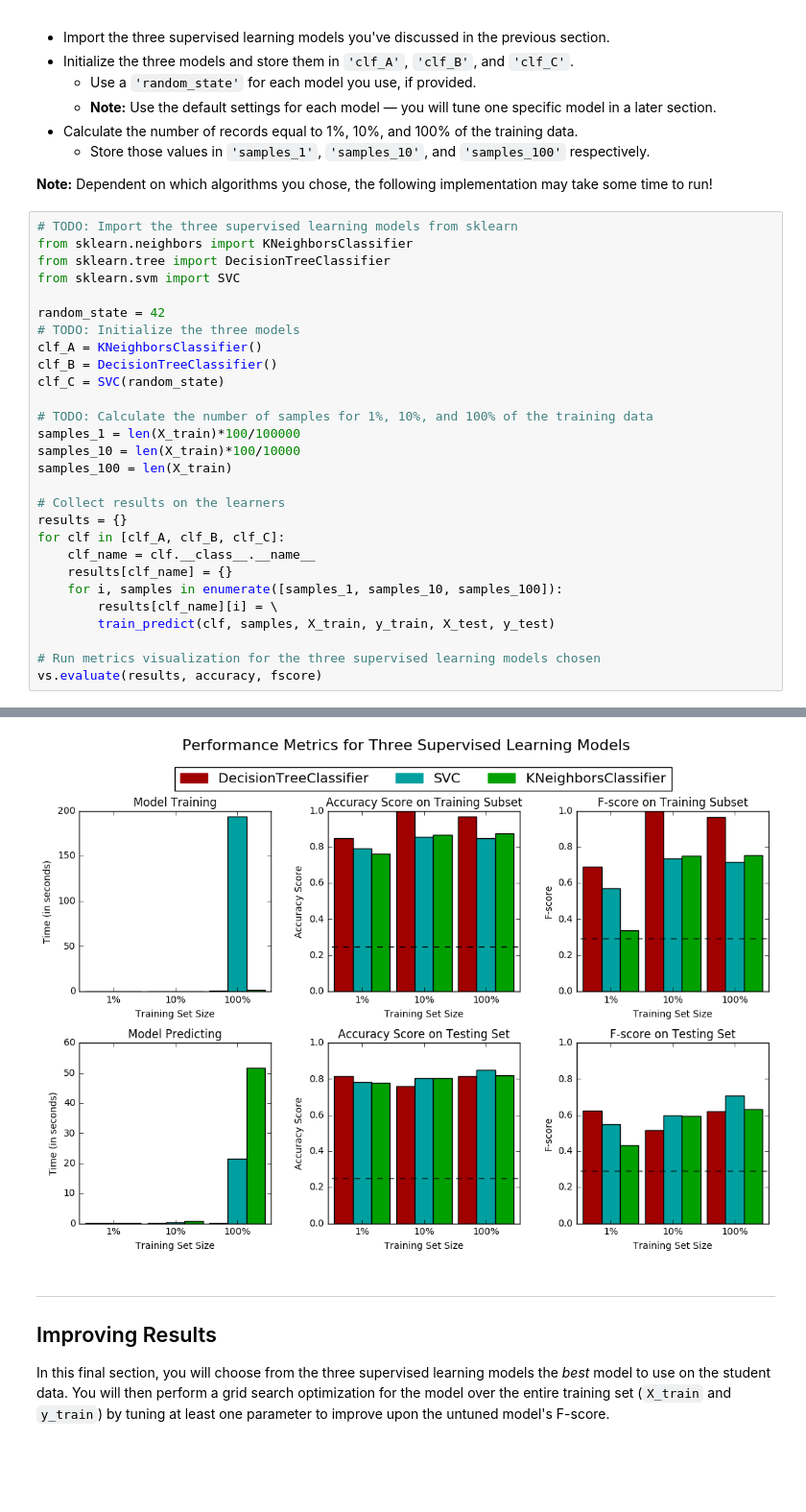
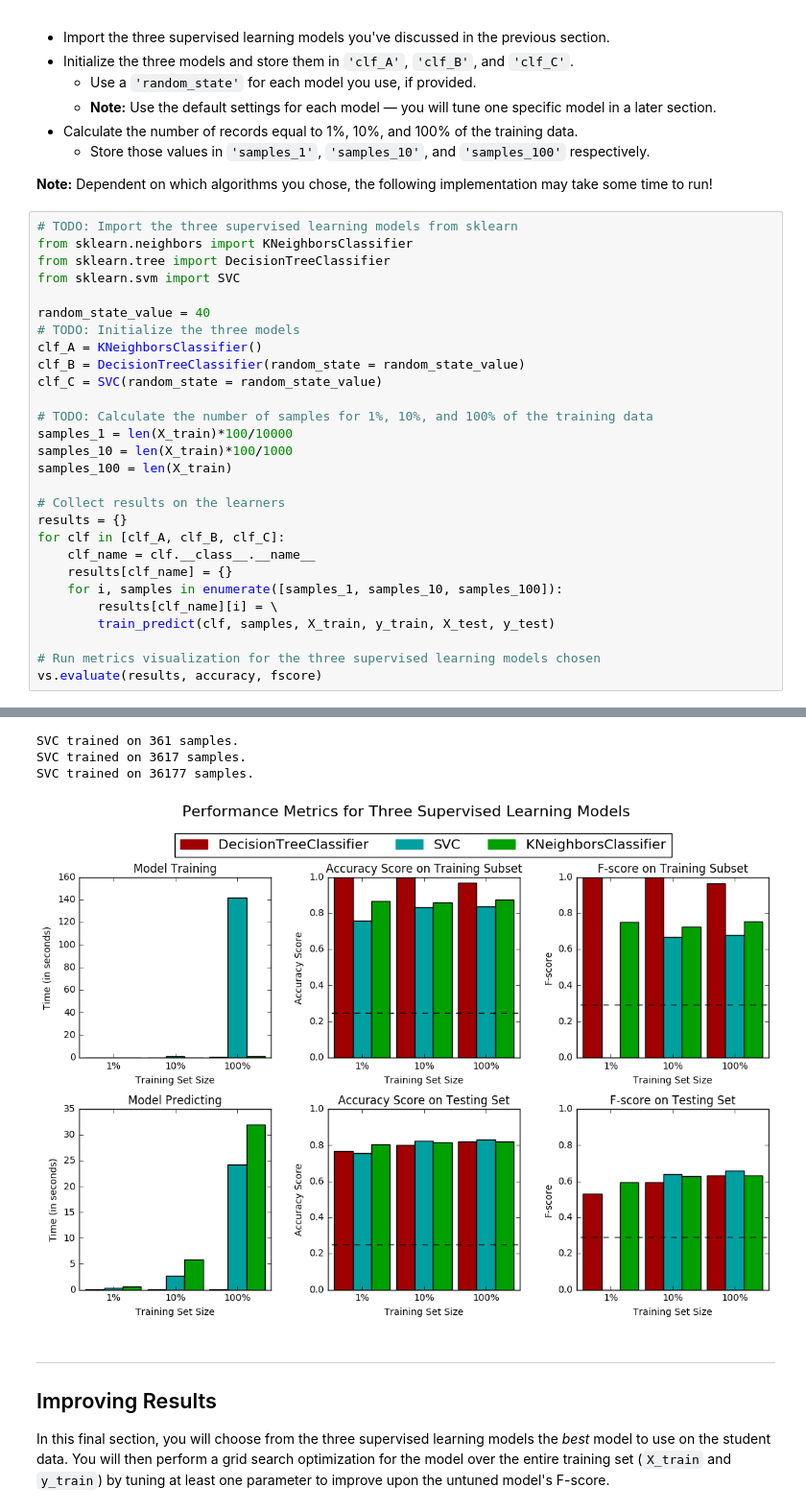
Before and after one commit to rabenimmermehr/Udacity_ML_Nanodegree, a Jupyter notebook: projects/finding_donors/finding_donors.ipynb, the cells around one changed output, grey strips where cells are left out. Shown at 96% size. Cells and saved outputs as stored; diff of their text form; blank space fills up the shorter version.

```diff
--- a/projects/finding_donors/finding_donors.ipynb
+++ b/projects/finding_donors/finding_donors.ipynb
@@ -323,15 +323,15 @@ from sklearn.neighbors import KNeighborsClassifier
 from sklearn.tree import DecisionTreeClassifier
 from sklearn.svm import SVC
 
-random_state = 42
+random_state_value = 40
 # TODO: Initialize the three models
 clf_A = KNeighborsClassifier()
-clf_B = DecisionTreeClassifier()
-clf_C = SVC(random_state)
+clf_B = DecisionTreeClassifier(random_state = random_state_value)
+clf_C = SVC(random_state = random_state_value)
 
 # TODO: Calculate the number of samples for 1%, 10%, and 100% of the training data
-samples_1 = len(X_train)*100/100000
-samples_10 = len(X_train)*100/10000
+samples_1 = len(X_train)*100/10000
+samples_10 = len(X_train)*100/1000
 samples_100 = len(X_train)
 
 # Collect results on the learners
@@ -358,4 +355,7 @@ SVC trained on 36177 samples.
+SVC trained on 361 samples.
+SVC trained on 3617 samples.
+SVC trained on 36177 samples.
-[figure, old version]
+[figure, new version]
 # %% [markdown]
 ----
 ## Improving Results
```
Also changed, not shown: parts of 5 cells of this notebook, 1 other file.
